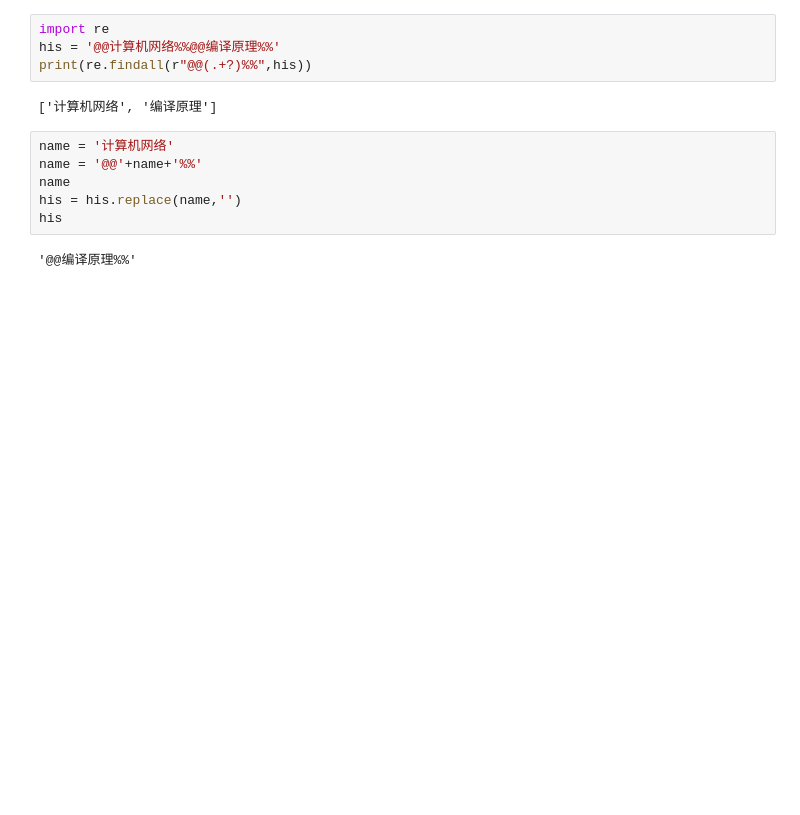
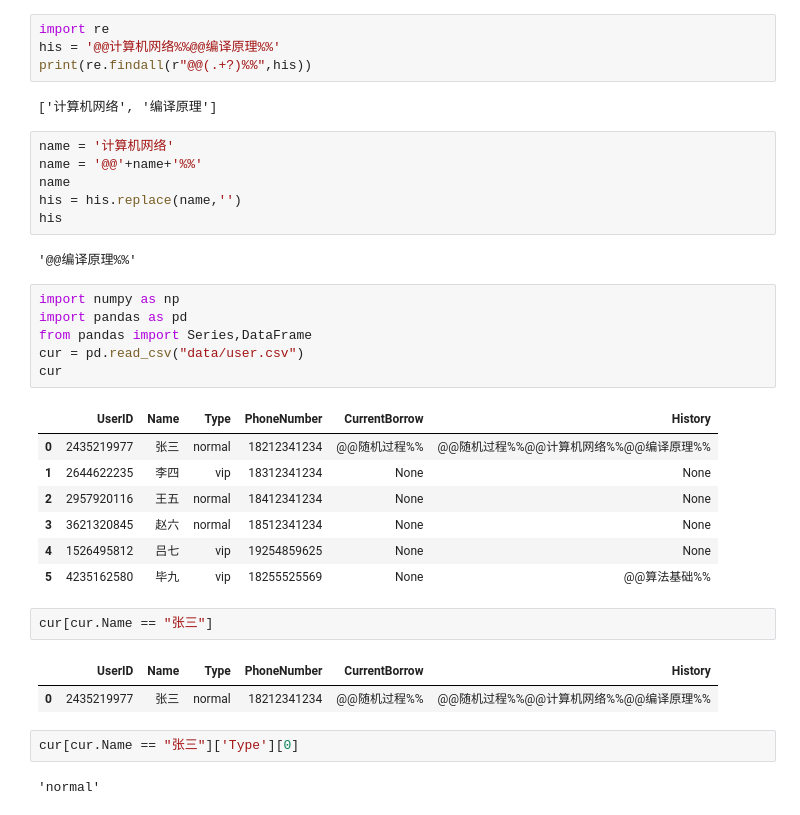
Before and after one commit to chuqingG/oop_final_project, a Jupyter notebook: test.ipynb, the cells around one changed output. Drawn from its saved outputs; the diff is of its cells as text; blank space fills up the shorter version.

Commit message:
add user

```diff
--- a/test.ipynb
+++ b/test.ipynb
@@ -129,3 +132,26 @@ his = his.replace(name,'')
 his
 # %% [output]
 '@@编译原理%%'
+# %%
+import numpy as np
+import pandas as pd
+from pandas import Series,DataFrame
+cur = pd.read_csv("data/user.csv")
+cur
+# %% [output]
+|  | UserID | Name | Type | PhoneNumber | CurrentBorrow | History |
+| 0 | 2435219977 | 张三 | normal | 18212341234 | @@随机过程%% | @@随机过程%%@@计算机网络%%@@编译原理%% |
+| 1 | 2644622235 | 李四 | vip | 18312341234 | None | None |
+| 2 | 2957920116 | 王五 | normal | 18412341234 | None | None |
+| 3 | 3621320845 | 赵六 | normal | 18512341234 | None | None |
+| 4 | 1526495812 | 吕七 | vip | 19254859625 | None | None |
+| 5 | 4235162580 | 毕九 | vip | 18255525569 | None | @@算法基础%% |
+# %%
+cur[cur.Name == "张三"]
+# %% [output]
+|  | UserID | Name | Type | PhoneNumber | CurrentBorrow | History |
+| 0 | 2435219977 | 张三 | normal | 18212341234 | @@随机过程%% | @@随机过程%%@@计算机网络%%@@编译原理%% |
+# %%
+cur[cur.Name == "张三"]['Type'][0]
+# %% [output]
+'normal'
```
Also changed, not shown: parts of 18 cells of this notebook, 17 other files.
